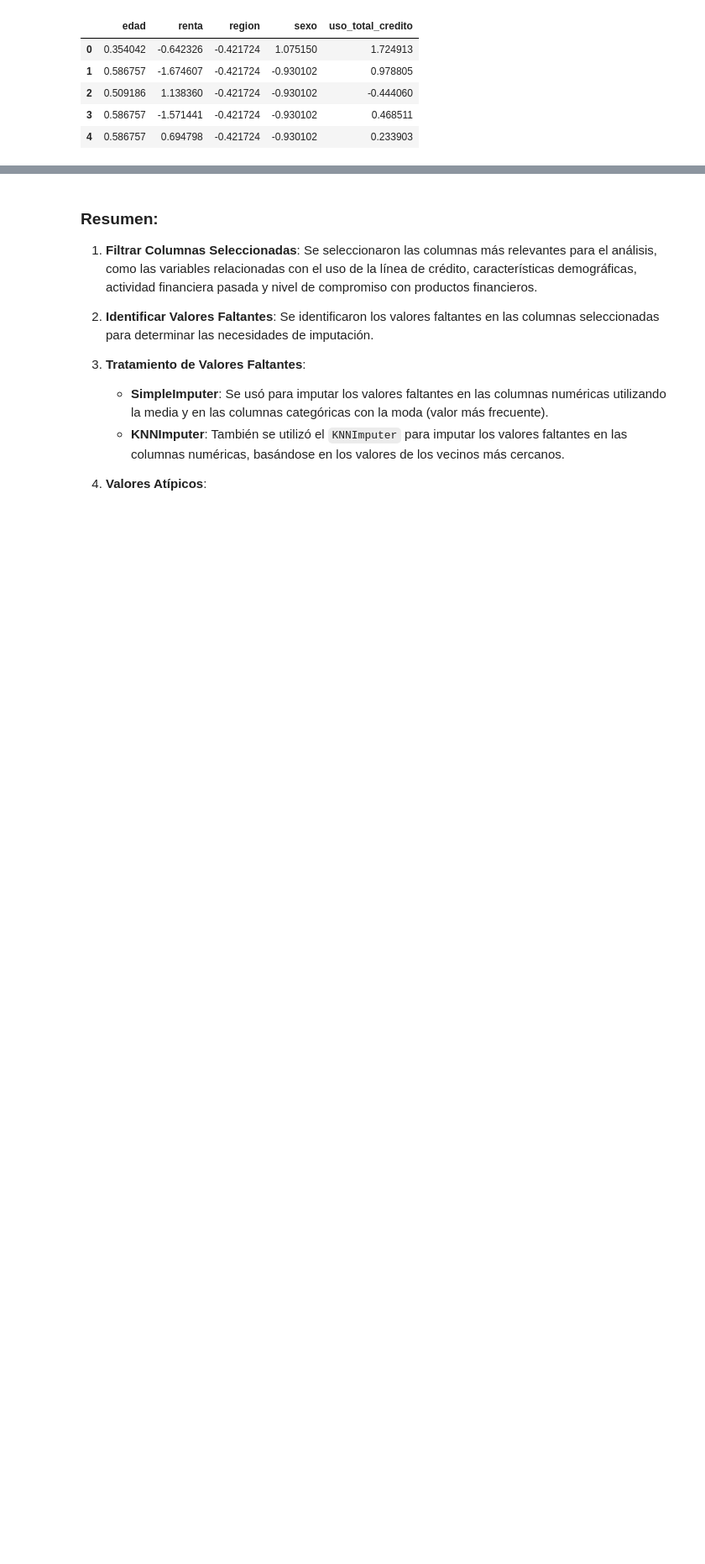
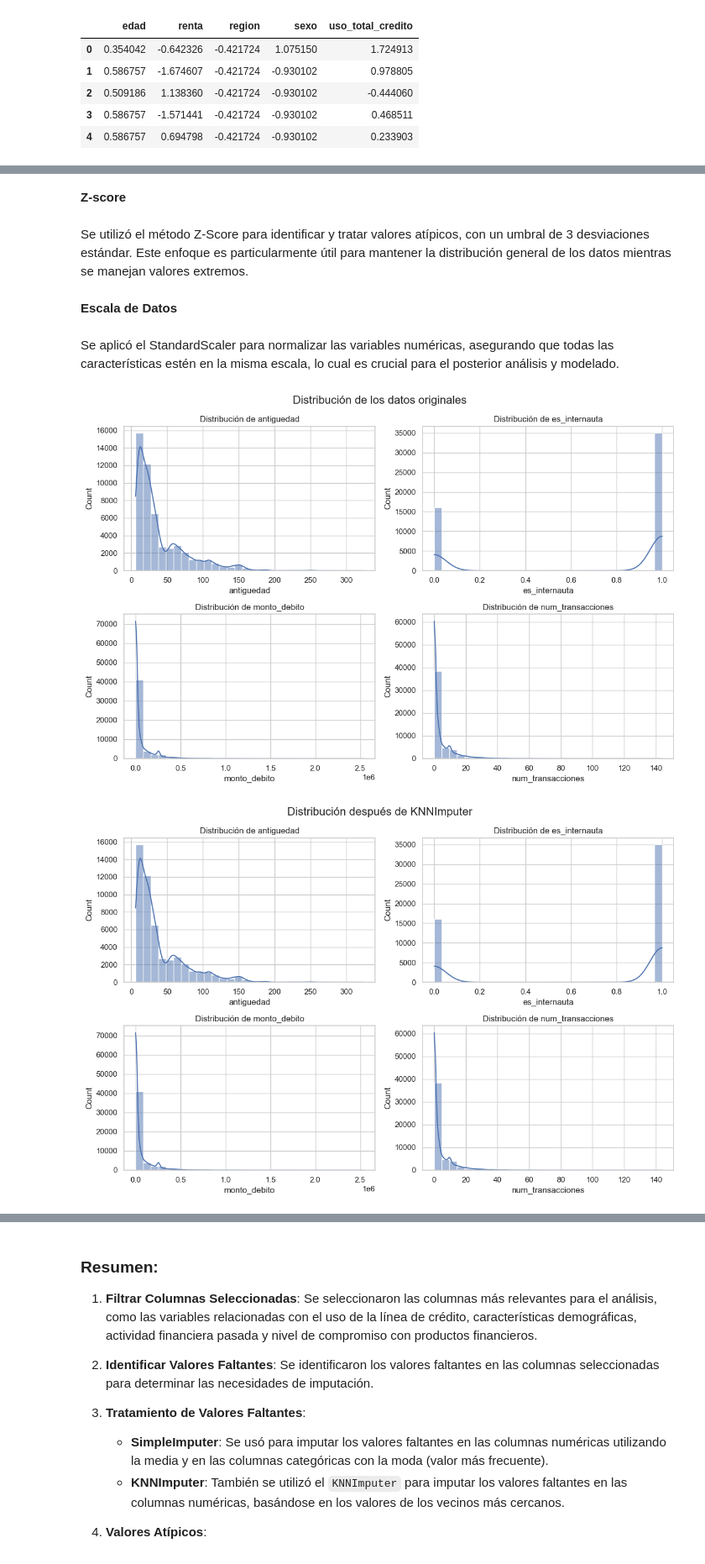
Before and after one commit to Wachitugo/Monopoly, a Jupyter notebook: notebook/monopoly.ipynb, the cells around one changed output, grey strips where cells are left out. Shown at 84% size. Cells and saved outputs as stored; diff of their text form; code cells hidden in the pictures; blank space fills up the shorter version.

```diff
--- a/notebook/monopoly.ipynb
+++ b/notebook/monopoly.ipynb
@@ -475,0 +529,27 @@ df_outliers_scaled.head()
+# %%
+from sklearn.impute import KNNImputer
+knn_imputador = KNNImputer(n_neighbors=5)
+df_seleccion[:] = knn_imputador.fit_transform(df_seleccion)
+# %% [markdown]
+**Z-score**
+# %% [markdown]
+Se utilizó el método Z-Score para identificar y tratar valores atípicos, con un umbral de 3 desviaciones estándar. Este enfoque es particularmente útil para mantener la distribución general de los datos mientras se manejan valores extremos.
+# %%
+from scipy.stats import zscore
+
+def tratar_outliers_zscore(df, cols, umbral=3):
+    df_tratado = df.copy()
+    for col in cols:
+        z_scores = zscore(df[col])
+        df_tratado[col] = np.where(
+            np.abs(z_scores) > umbral,
+            df[col].median(),
+            df[col]
+        )
+    return df_tratado
+
+df_sin_outliers = tratar_outliers_zscore(df_seleccion, ['antiguedad', 'monto_debito', 'num_transacciones'])
+# %% [markdown]
+**Escala de Datos**
+# %% [markdown]
+Se aplicó el StandardScaler para normalizar las variables numéricas, asegurando que todas las características estén en la misma escala, lo cual es crucial para el posterior análisis y modelado.
@@ -475,0 +562,26 @@ df_outliers_scaled.head()
+# %%
+# Configuración de estilo para los gráficos
+sns.set(style="whitegrid")
+
+# Función para mostrar los histogramas
+def mostrar_distribucion(df, columnas, titulo):
+    plt.figure(figsize=(12, 8))
+    for i, columna in enumerate(columnas, 1):
+        plt.subplot(2, 2, i)
+        sns.histplot(df[columna], kde=True, bins=30)
+        plt.title(f'Distribución de {columna}')
+    plt.suptitle(titulo, fontsize=16)
+    plt.tight_layout()
+    plt.show()
+
+# Mostrar distribución de los datos originales
+mostrar_distribucion(df_seleccion, df_seleccion.columns, "Distribución de los datos originales")
+
+# Mostrar distribución de los datos después de KNNImputer
+mostrar_distribucion(df_seleccion, df_seleccion.columns, "Distribución después de KNNImputer")
+
+# Mostrar distribución de los datos después de tratar outliers con Z-Score
+mostrar_distribucion(df_sin_outliers, df_sin_outliers.columns, "Distribución después de Z-Score")
+# %% [output]
+[figure, added]
+[figure, added]
```
Also changed, not shown: parts of 19 cells of this notebook.
